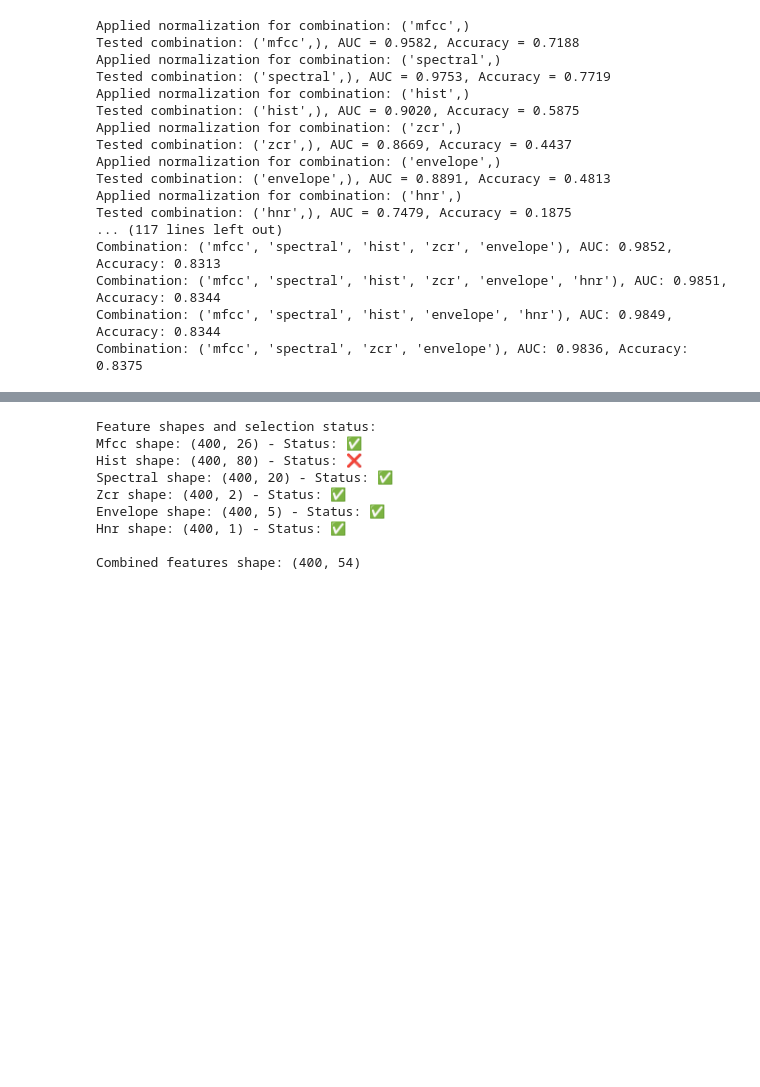
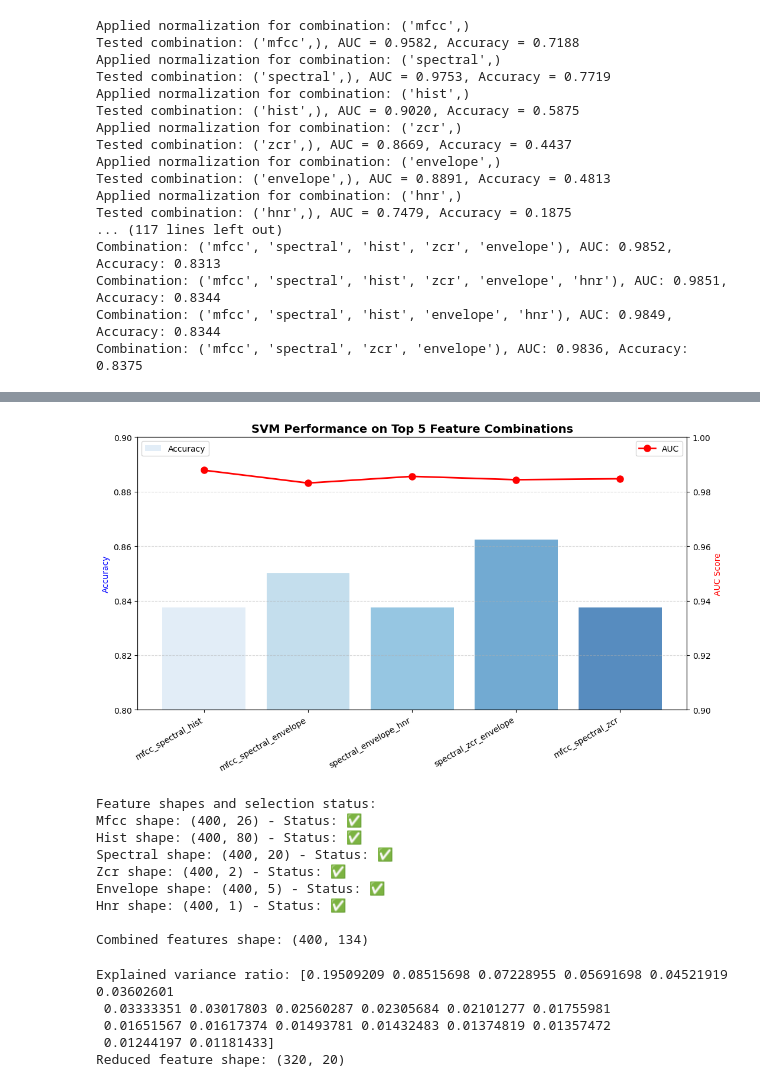
Before and after one commit to soheilbh/aed-challange, a Jupyter notebook: main.ipynb, the cells around one changed output, grey strips where cells are left out. Saved outputs shown, nothing was run; the diff lists cells and outputs as text; code cells hidden in the pictures; blank space fills up the shorter version.

Commit message:
SVM Performance on Top 5 Feature Combinations

```diff
--- a/main.ipynb
+++ b/main.ipynb
@@ -708,3 +772,40 @@ Combination: ('mfcc', 'spectral', 'zcr', 'envelope'), AUC: 0.9836, Accuracy: 0.8
+# %%
+# Create the figure and axis
+fig, ax1 = plt.subplots(figsize=(12, 6))
+
+# Use different colors for bars
+colors = sns.color_palette("Blues", len(feature_names))
+
+# Plot Accuracy (Bar chart)
+ax1.bar(feature_names, accuracies, color=colors, alpha=0.7, label='Accuracy')
+ax1.set_ylabel('Accuracy', color='b')
+ax1.set_ylim(0.8, 0.9)  # Ensure accuracy is between 0 and 1
+
+# Rotate X-axis labels for better readability
+plt.xticks(rotation=30, ha="right", fontsize=10)
+
+# Add grid lines for better visual separation
+ax1.grid(axis='y', linestyle='--', alpha=0.5)
+
+# Create a second y-axis for AUC scores
+ax2 = ax1.twinx()
+
+# Plot AUC as a red line with larger markers
+ax2.plot(feature_names, auc_scores, color='r', marker='o', linestyle='-', linewidth=2, markersize=8, label='AUC')
+ax2.set_ylabel('AUC Score', color='r')
+ax2.set_ylim(0.9, 1)  # Set a tighter range to emphasize differences in AUC
+
+# Formatting
+plt.title("SVM Performance on Top 5 Feature Combinations", fontsize=14, fontweight='bold')
+
+# Add legends
+ax1.legend(loc='upper left', fontsize=10)
+ax2.legend(loc='upper right', fontsize=10)
+
+# Show the plot
+plt.show()
+# %% [output]
+[figure, added]
 # %%
 # Load saved features
 loaded_data = np.load("features/extracted_features_multiple_test.npz")
@@ -712,7 +813,7 @@ loaded_data = np.load("features/extracted_features_multiple_test.npz")
 # Define which features to include (set True to include, False to exclude)
 feature_selection = {
     'mfcc': True,
-    'hist': False,
+    'hist': True,
     'spectral': True,
     'zcr': True,
     'envelope': True,
@@ -757,21 +858,27 @@ X_test = scaler.transform(X_test_not_scaled)        # Use train's mean and std t
 # %% [output]
 Feature shapes and selection status:
 Mfcc shape: (400, 26) - Status: ✅
-Hist shape: (400, 80) - Status: ❌
+Hist shape: (400, 80) - Status: ✅
 Spectral shape: (400, 20) - Status: ✅
 Zcr shape: (400, 2) - Status: ✅
 Envelope shape: (400, 5) - Status: ✅
 Hnr shape: (400, 1) - Status: ✅
 
-Combined features shape: (400, 54)
+Combined features shape: (400, 134)
 # %%
-# # Reduce features to  dimensions using PCA
-# pca = PCA(n_components=0.95)
-# X_train = pca.fit_transform(X_train)
-# X_test = pca.transform(X_test)
+# Reduce features to  dimensions using PCA
+pca = PCA(n_components=20)
+X_train = pca.fit_transform(X_train)
+X_test = pca.transform(X_test)
 
-# print("Explained variance ratio:", pca.explained_variance_ratio_)
-# print("Reduced feature shape:", X_train.shape)
+print("Explained variance ratio:", pca.explained_variance_ratio_)
+print("Reduced feature shape:", X_train.shape)
+# %% [output]
+Explained variance ratio: [0.19509209 0.08515698 0.07228955 0.05691698 0.04521919 0.03602601
+ 0.03333351 0.03017803 0.02560287 0.02305684 0.02101277 0.01755981
+ 0.01651567 0.01617374 0.01493781 0.01432483 0.01374819 0.01357472
+ 0.01244197 0.01181433]
+Reduced feature shape: (320, 20)
 # %%
 # Custom AUC scorer for multi-class (One-vs-Rest)
 auc_scorer = make_scorer(roc_auc_score, multi_class='ovr', response_method='predict_proba')
```
Also changed, not shown: parts of 10 cells of this notebook.
